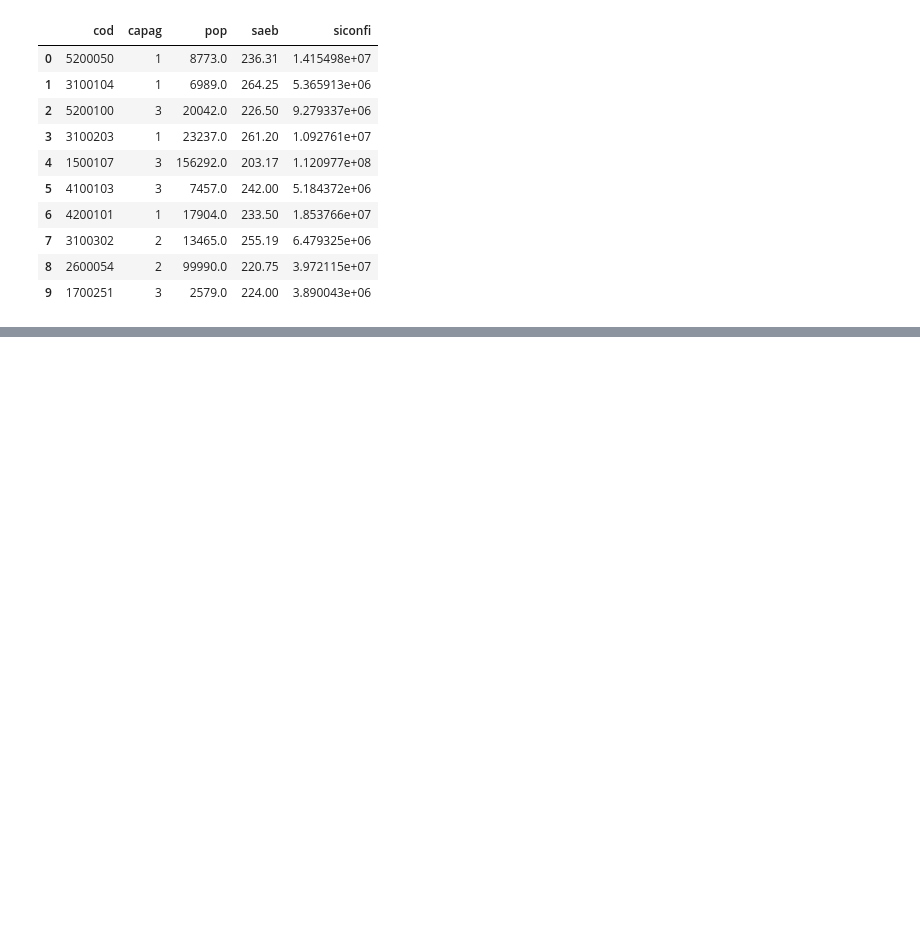
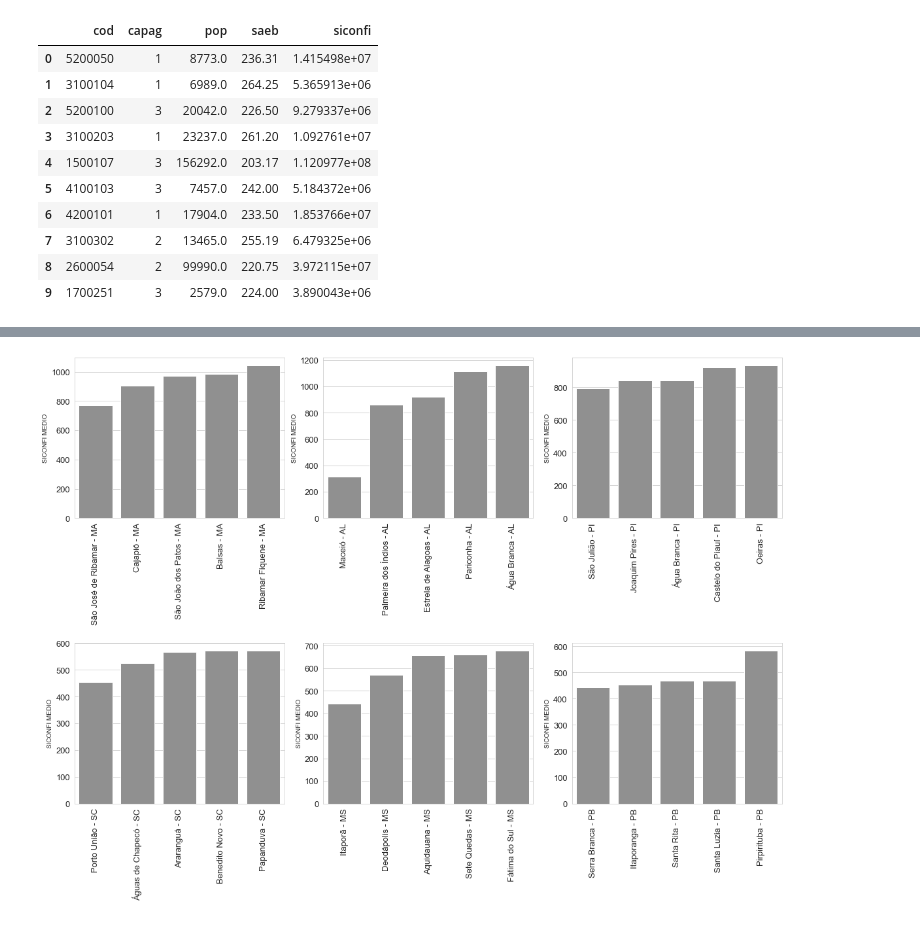
Before and after one commit to daianeklein/cursos-bootcamps, a Jupyter notebook: Mackenzie/TAC/CAPAG.ipynb, the cells around one changed output, grey strips where cells are left out. Saved outputs shown, nothing was run; the diff lists cells and outputs as text; code cells hidden in the pictures; blank space fills up the shorter version.

```diff
--- a/Mackenzie/TAC/CAPAG.ipynb
+++ b/Mackenzie/TAC/CAPAG.ipynb
@@ -562,0 +515,26 @@ IndexError: list index out of range
+# %%
+def test():
+
+    aux = remove_outlier().groupby('uf')['siconfi_medio'].mean().sort_values(ascending = False)[:6].index
+    plt.figure(figsize=(16, 12));
+    x = 1
+
+    for i in aux:
+        aux3 = remove_outlier()[remove_outlier()['uf'] == i].sort_values(by='siconfi_medio')[:5]
+        plt.subplot(2, 3, x)
+        palette = sns.set_palette(['#909090', '#909090', '#909090', '#909090', '#909090'])
+
+        ax = sns.barplot(data = aux3, x = 'municipio', y = 'siconfi_medio', ci = False, palette = palette);
+
+        plt.xticks(fontsize = 13, rotation = 90);
+        plt.yticks(fontsize = 13);
+        plt.ylabel('SICONFI MEDIO');
+        plt.xlabel(' ');
+        plt.tight_layout()
+
+        x += 1
+
+
+test()
+# %% [output]
+[figure, added]
```
Also changed, not shown: parts of 53 cells of this notebook.
